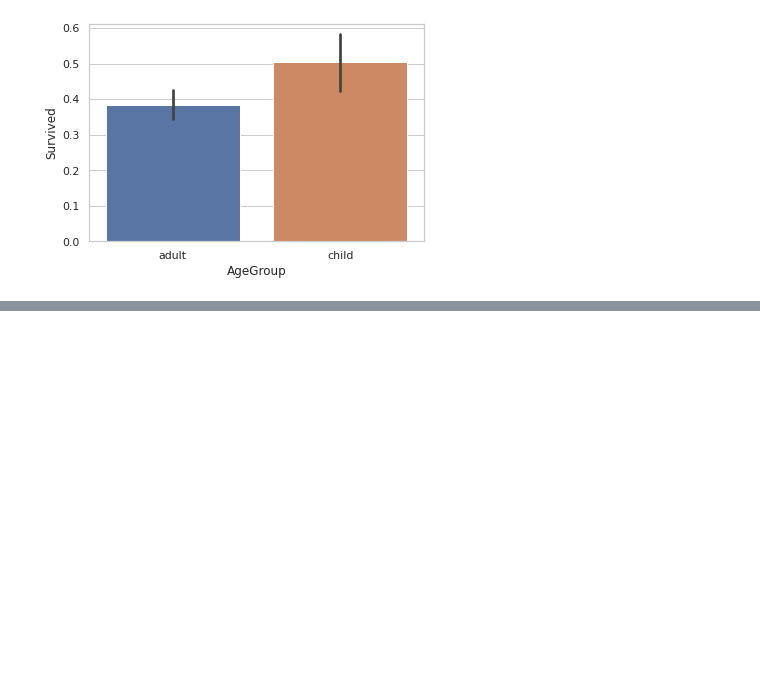
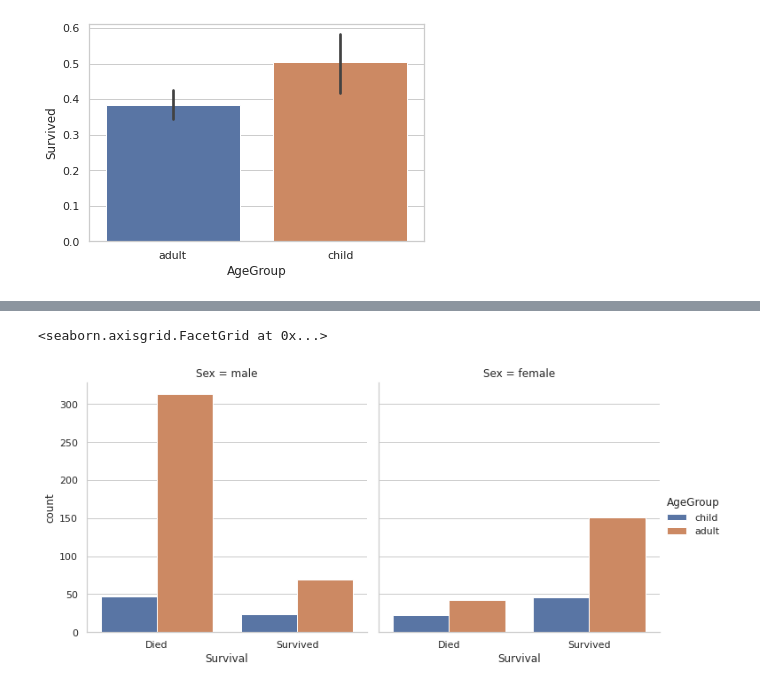
Before and after one commit to saitzaw/data-pipeline-for-ds, a Jupyter notebook: includes/DataExploration.ipynb, the cells around one changed output, grey strips where cells are left out. Saved outputs shown, nothing was run; the diff lists cells and outputs as text; code cells hidden in the pictures; blank space fills up the shorter version.

Commit message:
add the graphs to show the survival result in notebook

```diff
--- a/includes/DataExploration.ipynb
+++ b/includes/DataExploration.ipynb
@@ -179,0 +203,7 @@ ax = sns.barplot(x="AgeGroup", y="Survived", data=titanic_df_mod)
+# %%
+ax = sns.catplot(col="Sex", x="Survived", hue="AgeGroup",
+                 data=titanic_df_mod.sort_values(by='Age'), kind='count')
+ax.set(xlabel="Survival", xticklabels=['Died', 'Survived'])
+# %% [output]
+<seaborn.axisgrid.FacetGrid at 0x...>
+[figure, added]
```
Also changed, not shown: parts of 15 cells of this notebook.
